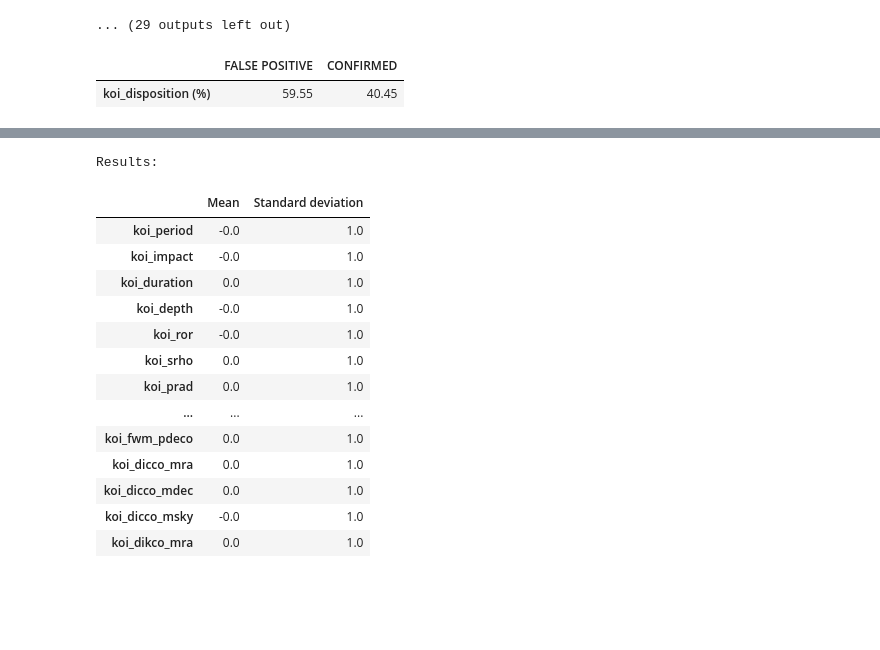
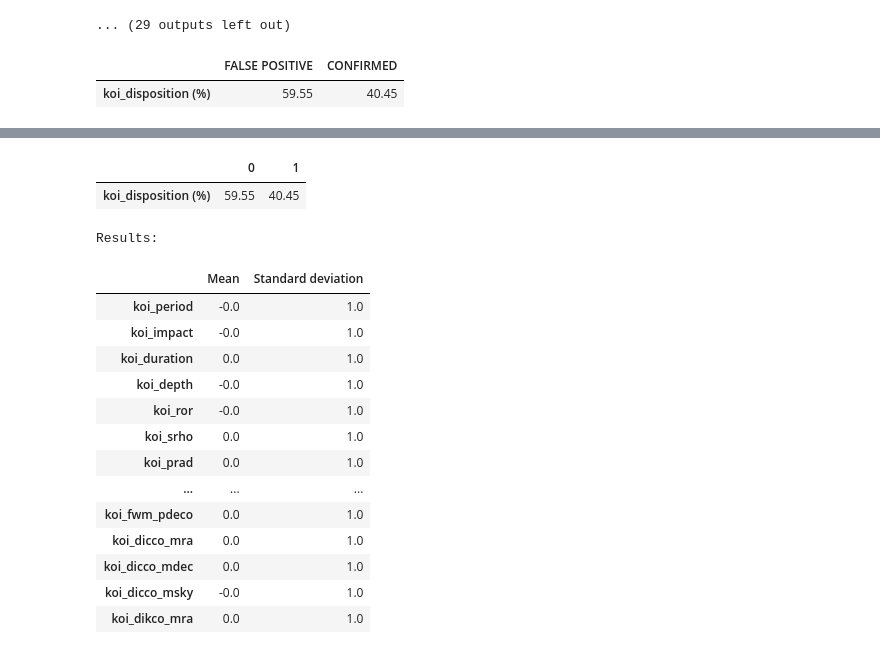
Before and after one commit to mirianfsilva/machine-learning-college-projects, a Jupyter notebook: exoplanet.ipynb, the cells around one changed output, grey strips where cells are left out. Saved outputs shown, nothing was run; the diff lists cells and outputs as text; code cells hidden in the pictures; blank space fills up the shorter version.

```diff
--- a/exoplanet.ipynb
+++ b/exoplanet.ipynb
@@ -121,3 +136,9 @@ Results:
+# %%
+# Enconding Target ratio
+display((df[TARGET].value_counts()/len(df)*100).round(2).to_frame(TARGET +" (%)").T)
+# %% [output]
+|  | 0 | 1 |
+| koi_disposition (%) | 59.55 | 40.45 |
 # %%
 # Recreates the list of features
 features = list(df.columns)
```
Also changed, not shown: parts of 17 cells of this notebook.
